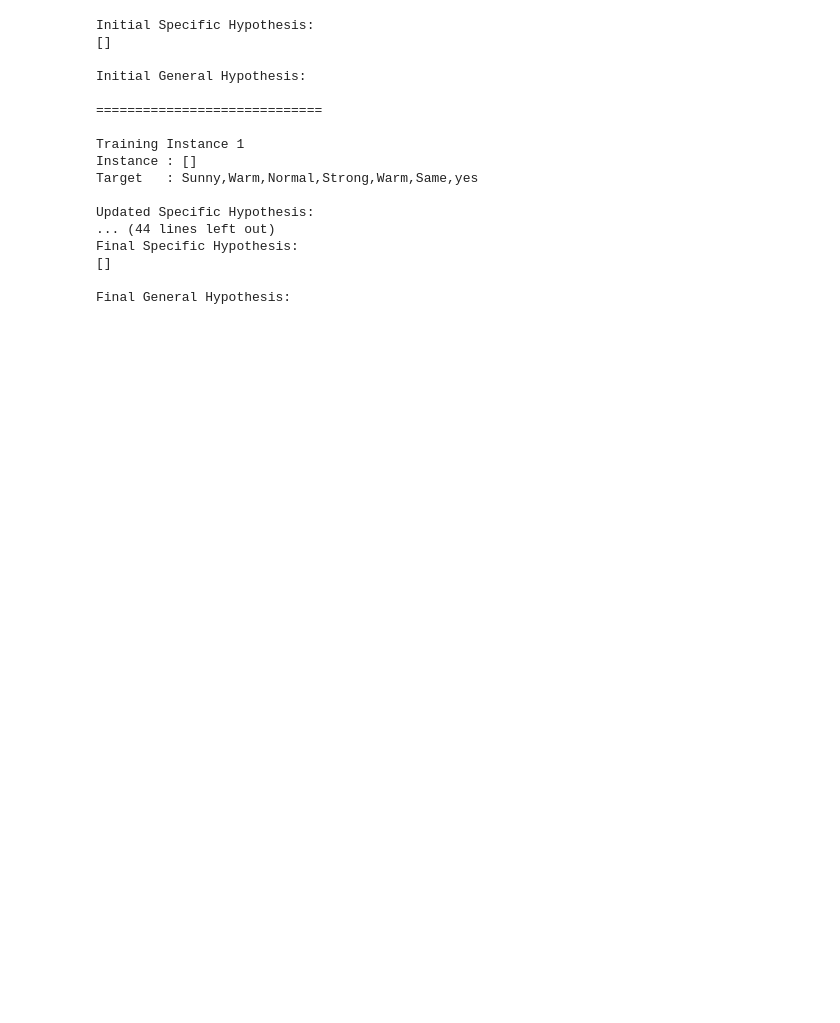
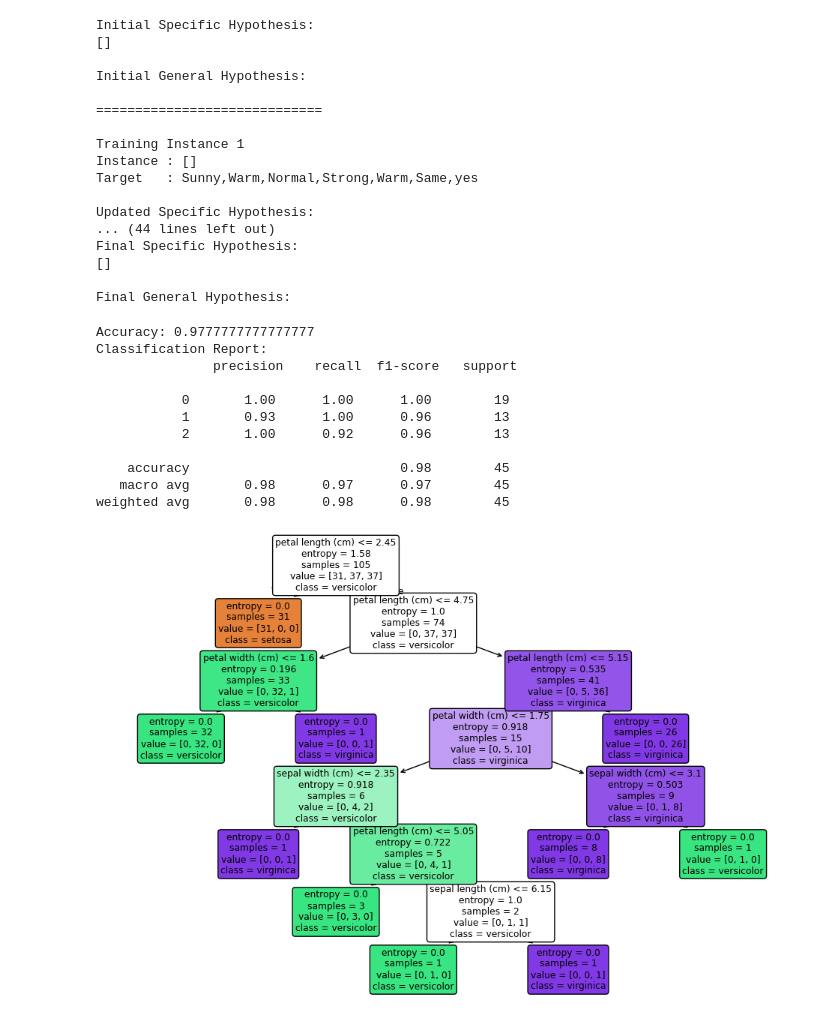
Before and after one commit to SalmanOkz/Artificial-Intelligence, a Jupyter notebook: candidate_algorithm.ipynb, the cells around one changed output. Cells and saved outputs as stored; diff of their text form; code cells hidden in the pictures; blank space fills up the shorter version.

Commit message:
Candidate Algo and Decision Tree

```diff
--- a/candidate_algorithm.ipynb
+++ b/candidate_algorithm.ipynb
@@ -139,3 +139,47 @@ Final Specific Hypothesis:
 []
 
 Final General Hypothesis:
+# %%
+# Step 1: Import necessary libraries
+import numpy as np
+import pandas as pd
+from sklearn.tree import DecisionTreeClassifier
+from sklearn.model_selection import train_test_split
+from sklearn.metrics import accuracy_score, classification_report
+from sklearn import tree
+import matplotlib.pyplot as plt
+# Step 2: Load and preprocess the dataset
+# Example dataset (Iris dataset for classification)
+from sklearn.datasets import load_iris
+iris = load_iris()
+X = iris.data
+y = iris.target
+# Step 3: Split the dataset into training and testing sets
+X_train, X_test, y_train, y_test = train_test_split(X, y, test_size=0.3,
+random_state=42)
+# Step 4: Build the Decision Tree using ID3 algorithm (sklearn uses CART by default, which is a variation of ID3)
+clf = DecisionTreeClassifier(criterion='entropy', random_state=42)
+clf.fit(X_train, y_train)
+# Step 5: Predict on the test set
+y_pred = clf.predict(X_test)
+# Step 6: Evaluate the model
+print("Accuracy:", accuracy_score(y_test, y_pred))
+print("Classification Report:\n", classification_report(y_test, y_pred))
+# Step 7: Visualize the tree
+plt.figure(figsize=(12, 8))
+tree.plot_tree(clf, filled=True, feature_names=iris.feature_names,
+class_names=iris.target_names, rounded=True)
+plt.show()
+# %% [output]
+Accuracy: 0.9777777777777777
+Classification Report:
+               precision    recall  f1-score   support
+
+           0       1.00      1.00      1.00        19
+           1       0.93      1.00      0.96        13
+           2       1.00      0.92      0.96        13
+
+    accuracy                           0.98        45
+   macro avg       0.98      0.97      0.97        45
+weighted avg       0.98      0.98      0.98        45
+[figure, added]
```
